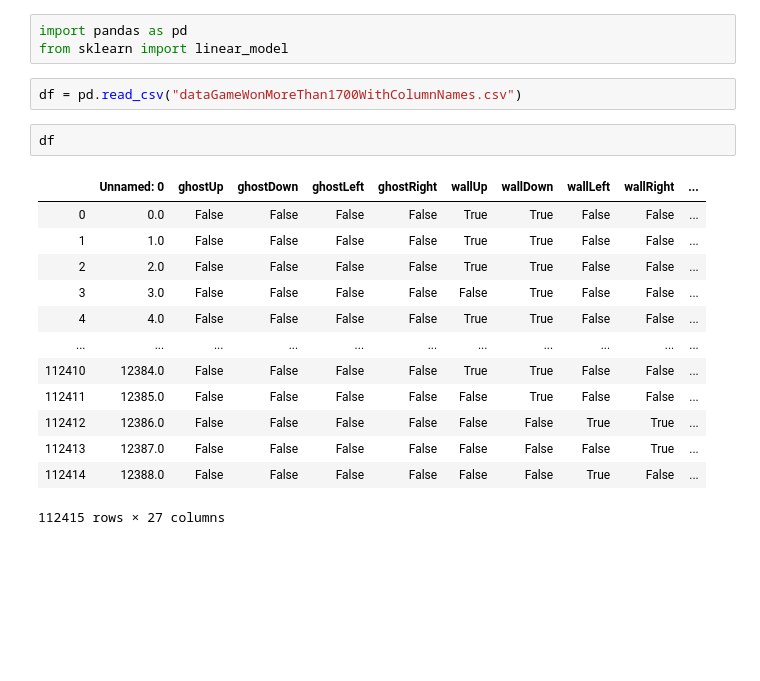
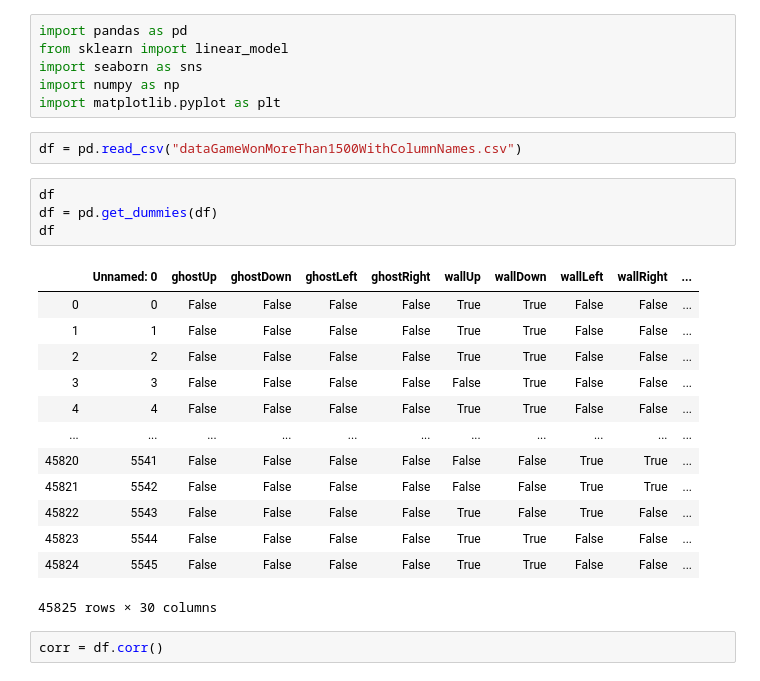
Before and after one commit to biblion84/PacMan-Stanford, a Jupyter notebook: JupyterLasso.ipynb, the cells around one changed output. Cells and saved outputs as stored; diff of their text form; blank space fills up the shorter version.

```diff
--- a/JupyterLasso.ipynb
+++ b/JupyterLasso.ipynb
@@ -1,21 +1,28 @@
 # %%
 import pandas as pd
 from sklearn import linear_model
+import seaborn as sns
+import numpy as np
+import matplotlib.pyplot as plt
 # %%
-df = pd.read_csv("dataGameWonMoreThan1700WithColumnNames.csv")
+df = pd.read_csv("dataGameWonMoreThan1500WithColumnNames.csv")
-# %%
-df
-# %% [output]
-|  | Unnamed: 0 | ghostUp | ghostDown | ghostLeft | ghostRight | wallUp | wallDown | wallLeft | wallRight | ... |
-| 0 | 0.0 | False | False | False | False | True | True | False | False | ... |
-| 1 | 1.0 | False | False | False | False | True | True | False | False | ... |
-| 2 | 2.0 | False | False | False | False | True | True | False | False | ... |
-| 3 | 3.0 | False | False | False | False | False | True | False | False | ... |
-| 4 | 4.0 | False | False | False | False | True | True | False | False | ... |
-| ... | ... | ... | ... | ... | ... | ... | ... | ... | ... | ... |
-| 112410 | 12384.0 | False | False | False | False | True | True | False | False | ... |
-| 112411 | 12385.0 | False | False | False | False | False | True | False | False | ... |
-| 112412 | 12386.0 | False | False | False | False | False | False | True | True | ... |
-| 112413 | 12387.0 | False | False | False | False | False | False | False | True | ... |
-| 112414 | 12388.0 | False | False | False | False | False | False | True | False | ... |
-112415 rows × 27 columns
+# %%
+df
+df = pd.get_dummies(df)
+df
+# %% [output]
+|  | Unnamed: 0 | ghostUp | ghostDown | ghostLeft | ghostRight | wallUp | wallDown | wallLeft | wallRight | ... |
+| 0 | 0 | False | False | False | False | True | True | False | False | ... |
+| 1 | 1 | False | False | False | False | True | True | False | False | ... |
+| 2 | 2 | False | False | False | False | True | True | False | False | ... |
+| 3 | 3 | False | False | False | False | False | True | False | False | ... |
+| 4 | 4 | False | False | False | False | True | True | False | False | ... |
+| ... | ... | ... | ... | ... | ... | ... | ... | ... | ... | ... |
+| 45820 | 5541 | False | False | False | False | False | False | True | True | ... |
+| 45821 | 5542 | False | False | False | False | False | False | True | True | ... |
+| 45822 | 5543 | False | False | False | False | True | False | True | False | ... |
+| 45823 | 5544 | False | False | False | False | True | True | False | False | ... |
+| 45824 | 5545 | False | False | False | False | True | True | False | False | ... |
+45825 rows × 30 columns
+# %%
+corr = df.corr()
```
Also changed, not shown: parts of 8 cells of this notebook, 4 other files.
